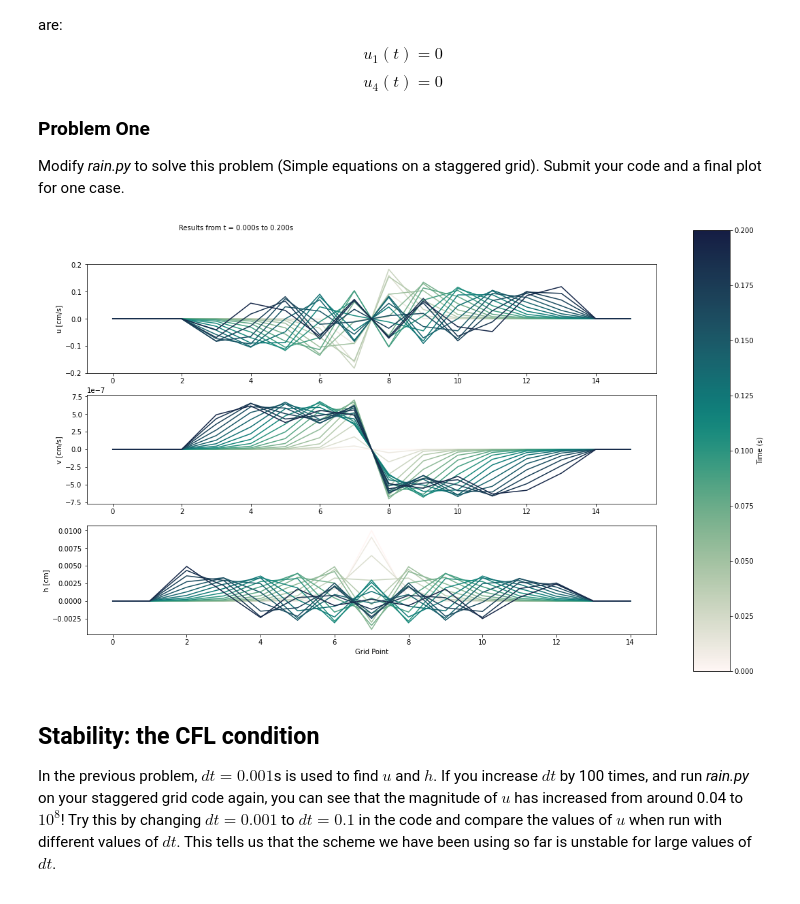
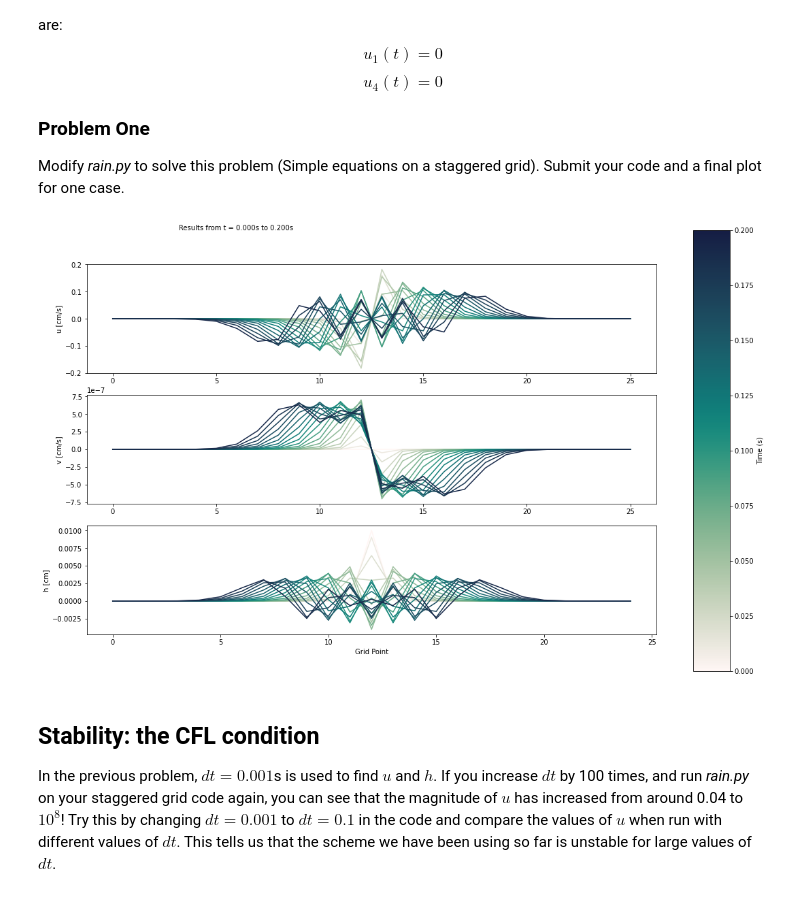
Before and after one commit to JoseEOAS/numeric_2022, a Jupyter notebook: notebooks/lab7/01-lab7-Jvalenti.ipynb, the cells around one changed output. Drawn from its saved outputs; the diff is of its cells as text; code cells hidden in the pictures.

```diff
--- a/notebooks/lab7/01-lab7-Jvalenti.ipynb
+++ b/notebooks/lab7/01-lab7-Jvalenti.ipynb
@@ -529,9 +537,9 @@ one case.
 # %%
 import importlib
 importlib.reload(rain3)
-rain3.rain([200,15])
+rain3.rain([200,25])
 # %% [output]
-[figure, old version]
+[figure, new version]
 # %% [markdown]
 ## Stability: the CFL condition
 [lab7:stability]:(#Stability:-the-CFL-condition)
```
Also changed, not shown: parts of 1 cell of this notebook, 1 other file.
